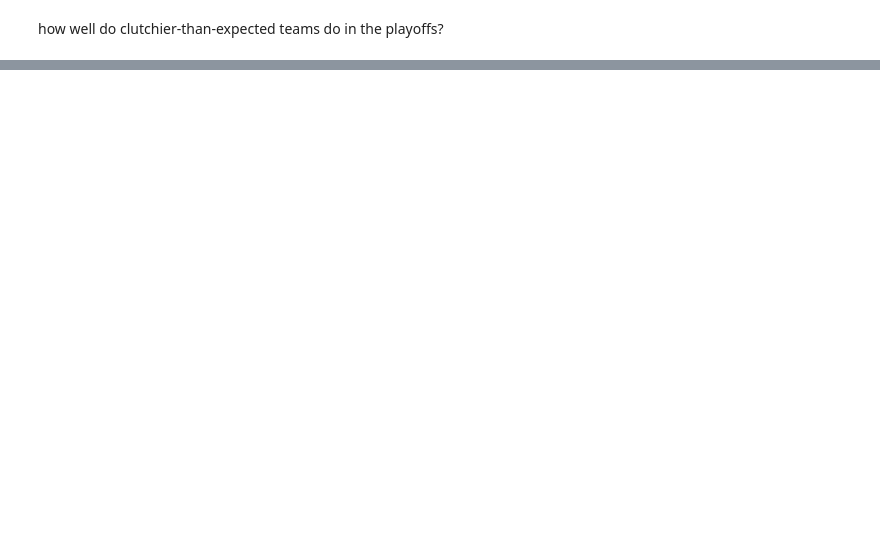
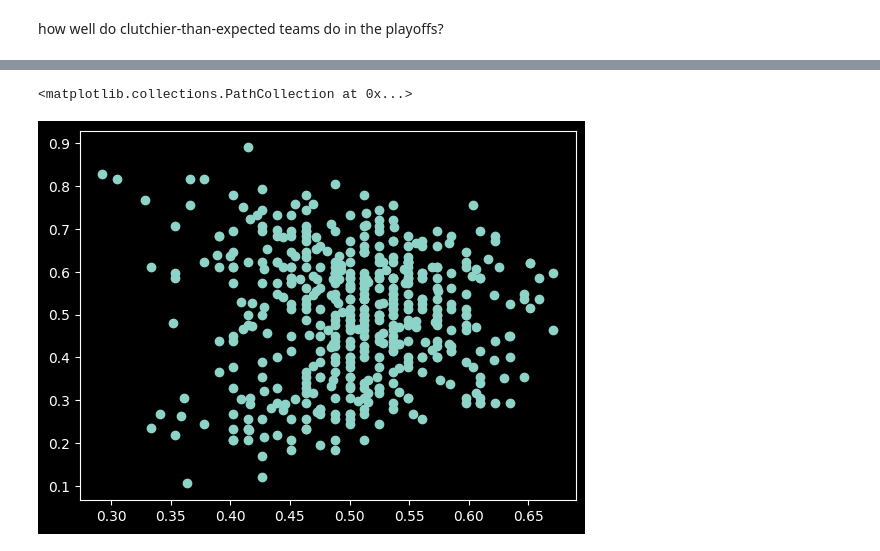
Before and after one commit to csdurfee/csdurfee.github.io, a Jupyter notebook: notebooks/nba-clutch-stats.ipynb, the cells around one changed output, grey strips where cells are left out. Saved outputs shown, nothing was run; the diff lists cells and outputs as text; code cells hidden in the pictures; blank space fills up the shorter version.

Commit message:
work in progress on NBA clutch stats

```diff
--- a/notebooks/nba-clutch-stats.ipynb
+++ b/notebooks/nba-clutch-stats.ipynb
@@ -429,0 +490,9 @@ how well do clutchier-than-expected teams do in the playoffs?
+# %%
+merged_data['GAMES_CLUTCH'] = merged_data.W_CLUTCH + merged_data.L_CLUTCH
+
+merged_data['PCT_CLUTCH'] = merged_data.GAMES_CLUTCH / (merged_data.W + merged_data.L)
+# %%
+plt.scatter(merged_data.PCT_CLUTCH, merged_data.W_PCT)
+# %% [output]
+<matplotlib.collections.PathCollection at 0x...>
+[figure, added]
```
Also changed, not shown: parts of 29 cells of this notebook, 3 other files.
